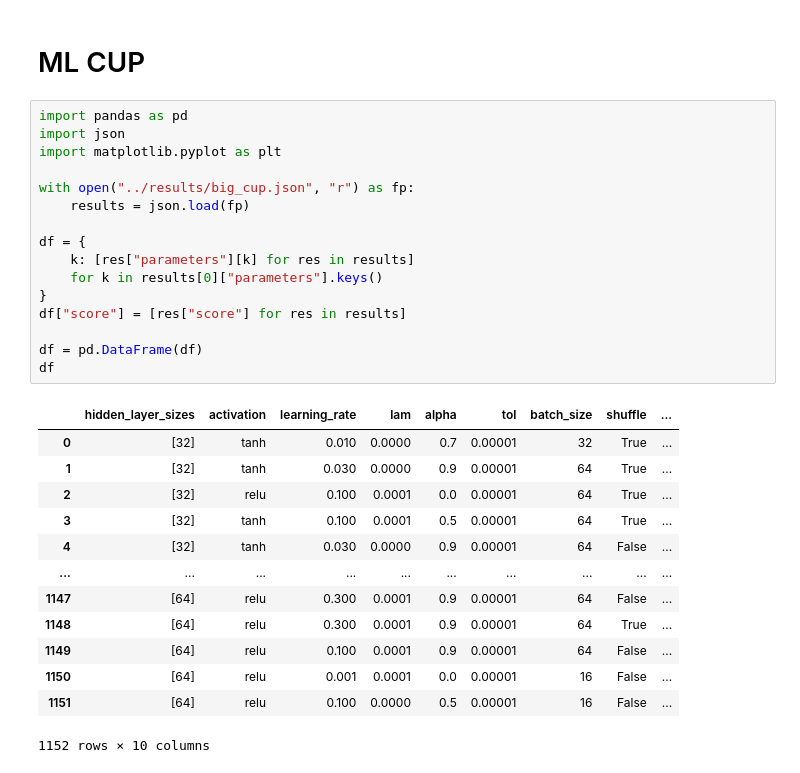
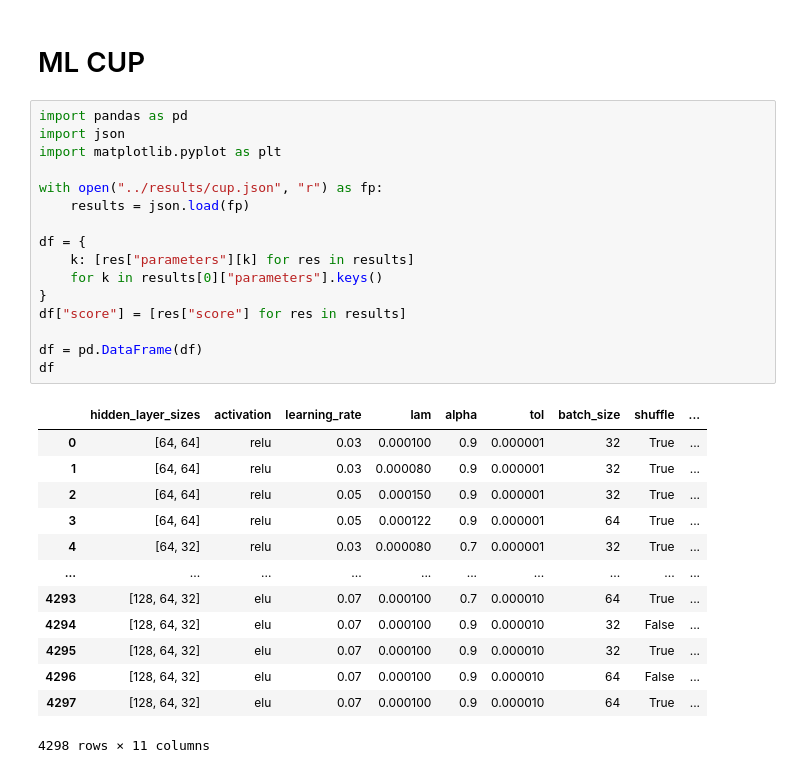
Before and after one commit to NicolaAnnu/NeuralNetwork-ML, a Jupyter notebook: notebooks/cup.ipynb, the cells around one changed output. Saved outputs shown, nothing was run; the diff lists cells and outputs as text.

```diff
--- a/notebooks/cup.ipynb
+++ b/notebooks/cup.ipynb
@@ -3,31 +3,31 @@
 # %%
 import pandas as pd
 import json
 import matplotlib.pyplot as plt
 
-with open("../results/big_cup.json", "r") as fp:
+with open("../results/cup.json", "r") as fp:
     results = json.load(fp)
 
 df = {
     k: [res["parameters"][k] for res in results]
     for k in results[0]["parameters"].keys()
 }
 df["score"] = [res["score"] for res in results]
 
 df = pd.DataFrame(df)
 df
 # %% [output]
 |  | hidden_layer_sizes | activation | learning_rate | lam | alpha | tol | batch_size | shuffle | ... |
-| 0 | [32] | tanh | 0.010 | 0.0000 | 0.7 | 0.00001 | 32 | True | ... |
-| 1 | [32] | tanh | 0.030 | 0.0000 | 0.9 | 0.00001 | 64 | True | ... |
-| 2 | [32] | relu | 0.100 | 0.0001 | 0.0 | 0.00001 | 64 | True | ... |
-| 3 | [32] | tanh | 0.100 | 0.0001 | 0.5 | 0.00001 | 64 | True | ... |
-| 4 | [32] | tanh | 0.030 | 0.0000 | 0.9 | 0.00001 | 64 | False | ... |
+| 0 | [64, 64] | relu | 0.03 | 0.000100 | 0.9 | 0.000001 | 32 | True | ... |
+| 1 | [64, 64] | relu | 0.03 | 0.000080 | 0.9 | 0.000001 | 32 | True | ... |
+| 2 | [64, 64] | relu | 0.05 | 0.000150 | 0.9 | 0.000001 | 32 | True | ... |
+| 3 | [64, 64] | relu | 0.05 | 0.000122 | 0.9 | 0.000001 | 64 | True | ... |
+| 4 | [64, 32] | relu | 0.03 | 0.000080 | 0.7 | 0.000001 | 32 | True | ... |
 | ... | ... | ... | ... | ... | ... | ... | ... | ... | ... |
-| 1147 | [64] | relu | 0.300 | 0.0001 | 0.9 | 0.00001 | 64 | False | ... |
-| 1148 | [64] | relu | 0.300 | 0.0001 | 0.9 | 0.00001 | 64 | True | ... |
-| 1149 | [64] | relu | 0.100 | 0.0001 | 0.9 | 0.00001 | 64 | False | ... |
-| 1150 | [64] | relu | 0.001 | 0.0001 | 0.0 | 0.00001 | 16 | False | ... |
-| 1151 | [64] | relu | 0.100 | 0.0000 | 0.5 | 0.00001 | 16 | False | ... |
+| 4293 | [128, 64, 32] | elu | 0.07 | 0.000100 | 0.7 | 0.000010 | 64 | True | ... |
+| 4294 | [128, 64, 32] | elu | 0.07 | 0.000100 | 0.9 | 0.000010 | 32 | False | ... |
+| 4295 | [128, 64, 32] | elu | 0.07 | 0.000100 | 0.9 | 0.000010 | 32 | True | ... |
+| 4296 | [128, 64, 32] | elu | 0.07 | 0.000100 | 0.9 | 0.000010 | 64 | False | ... |
+| 4297 | [128, 64, 32] | elu | 0.07 | 0.000100 | 0.9 | 0.000010 | 64 | True | ... |
-1152 rows × 10 columns
+4298 rows × 11 columns
 # %%
```
Also changed, not shown: parts of 1 cell of this notebook, 2 other files.
